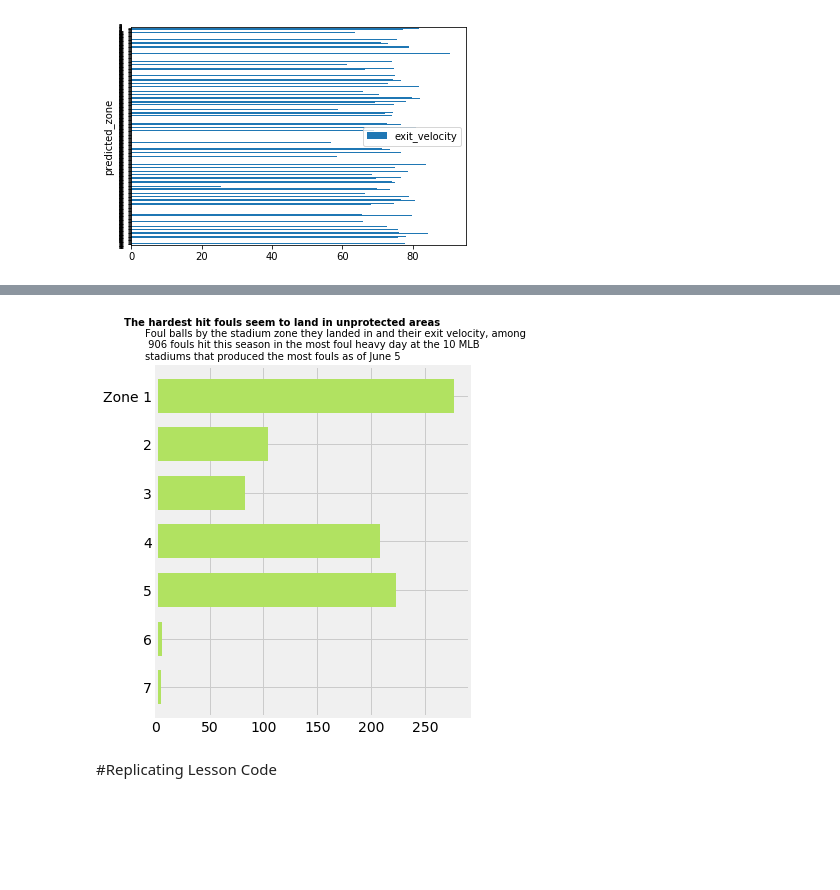
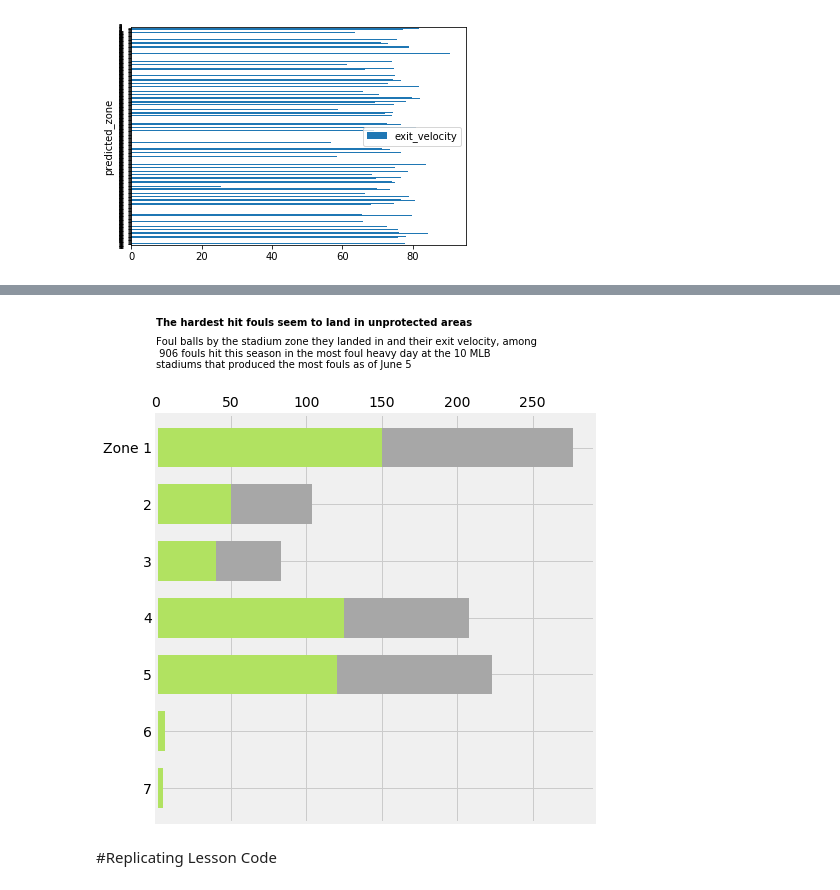
Before and after one commit to bloominstituteoftechnology/DS-Unit-1-Sprint-2-Data-Wrangling-and-Storytelling, a Jupyter notebook: Nicholas_George_Copy_of_LS_DS_123_Make_Explanatory_Visualizations_Assignment.ipynb, the cells around one changed output, grey strips where cells are left out. Drawn from its saved outputs; the diff is of its cells as text; code cells hidden in the pictures; blank space fills up the shorter version.

Commit message:
Assignment - Make Explanatory Visualizations

```diff
--- a/Nicholas_George_Copy_of_LS_DS_123_Make_Explanatory_Visualizations_Assignment.ipynb
+++ b/Nicholas_George_Copy_of_LS_DS_123_Make_Explanatory_Visualizations_Assignment.ipynb
@@ -93,24 +93,30 @@ dtype: object
 # %%
 #cleaning this up
 #making the dataframe for number of times each foul ball goes into each zone
 df2 = pd.Series([5,6,223,208,83,104,277], [7,6,5,4,3,2,'Zone 1'])
+df3 = pd.Series([5,6,120,125,40,50,150],[7,6,5,4,3,2,'Zone 1'] )
 plt.style.use('fivethirtyeight');
 
-plt.figure(facecolor='white', figsize=(5, 6))
+plt.figure(facecolor='white', figsize=(7, 7))
 
-ax = df2.plot.barh(color='#b1e261',width=0.7)
+df2.plot.barh(color='#a7a7a7',width=0.7)
+df3.plot.barh(color='#b1e261',width=0.7)
+
+
+plt.rcParams['xtick.bottom'] = plt.rcParams['xtick.labelbottom'] = False
+plt.rcParams['xtick.top'] = plt.rcParams['xtick.labeltop'] = True
 
 plt.title('The hardest hit fouls seem to land in unprotected areas',
           fontsize=10,
           loc='left',
-          x=-0.1,
-          y=1.1,
+          x=0,
+          y=1.2,
           fontweight='bold')
-plt.text(x=-10, y=6.75, s='Foul balls by the stadium zone they landed in and their exit velocity, among \n 906 fouls hit this season in the most foul heavy day at the 10 MLB \nstadiums that produced the most fouls as of June 5', fontsize=10)
+plt.text(x=0, y=7.4, s='Foul balls by the stadium zone they landed in and their exit velocity, among \n 906 fouls hit this season in the most foul heavy day at the 10 MLB \nstadiums that produced the most fouls as of June 5', fontsize=10)
 
 plt.yticks(rotation=0, color='black');
 # %% [output]
-[figure, old version]
+[figure, new version]
 # %% [markdown]
 #Replicating Lesson Code
 # %%
```
